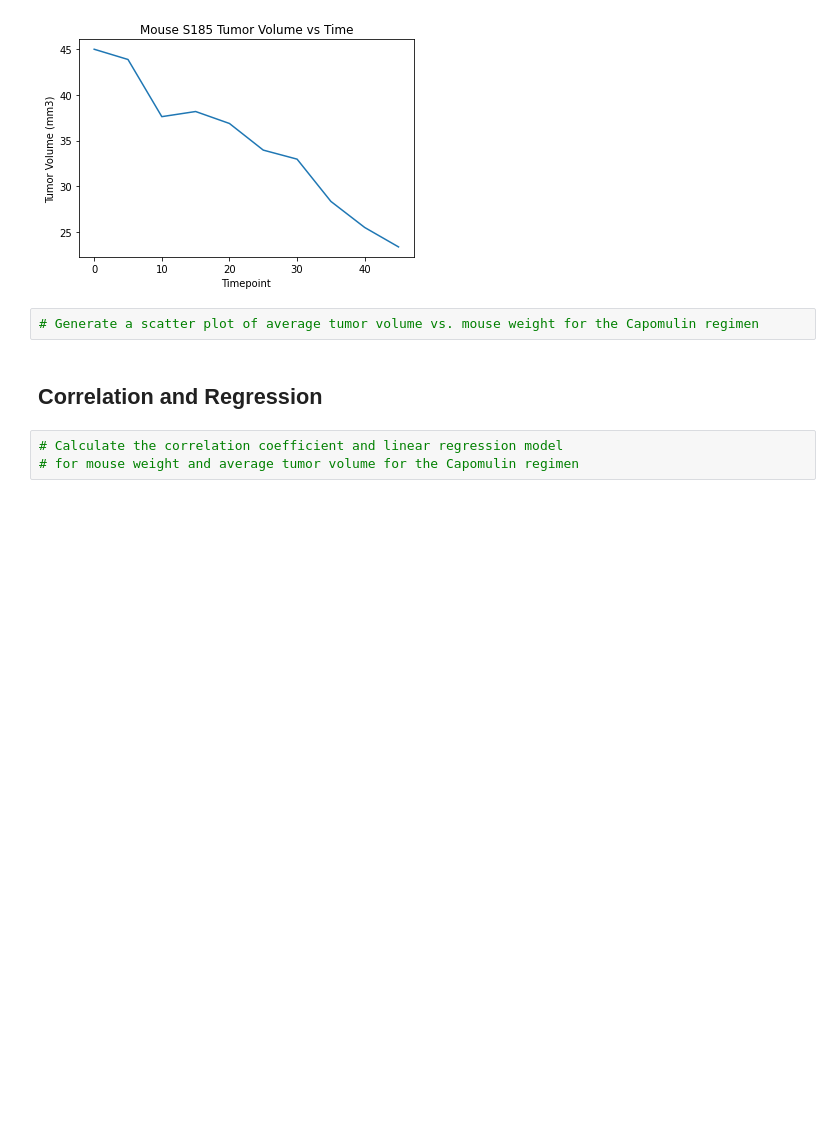
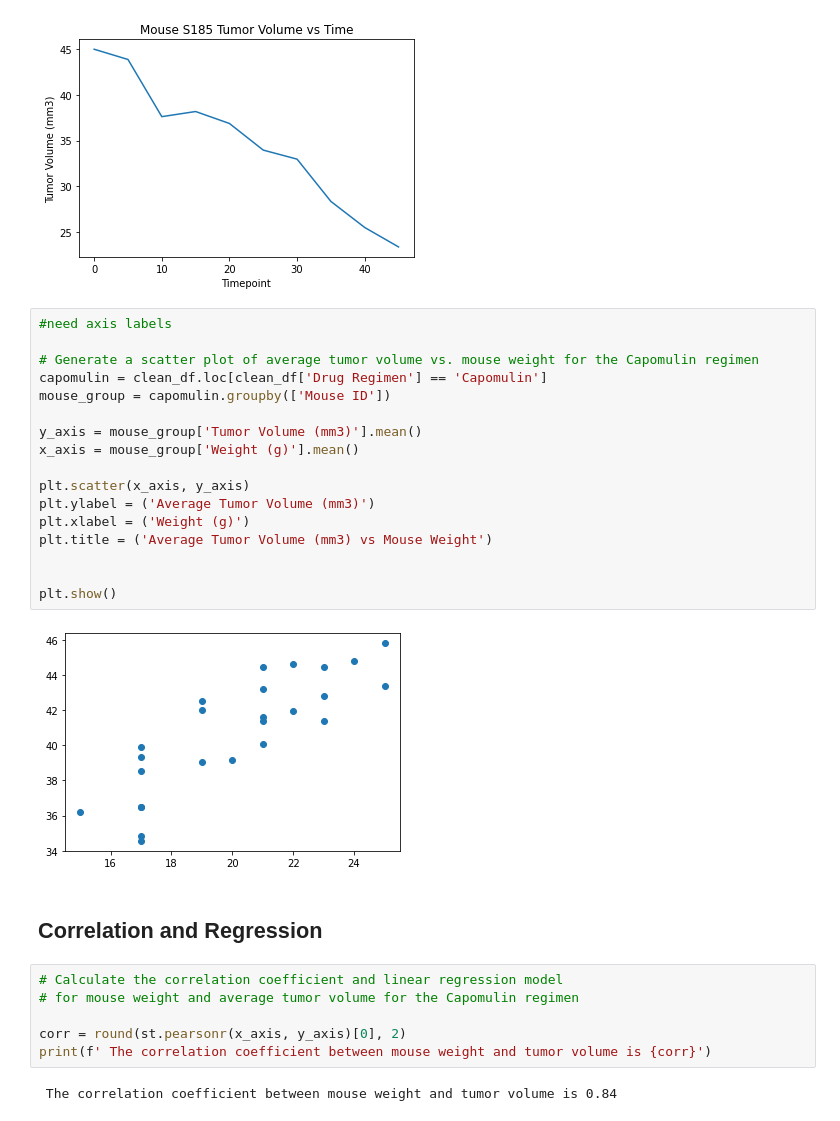
Before and after one commit to j-eikens/matplotlib-challenge, a Jupyter notebook: Pymaceuticals/pymaceuticals_starter.ipynb, the cells around one changed output. Saved outputs shown, nothing was run; the diff lists cells and outputs as text; blank space fills up the shorter version.

Commit message:
progress on charts

```diff
--- a/Pymaceuticals/pymaceuticals_starter.ipynb
+++ b/Pymaceuticals/pymaceuticals_starter.ipynb
@@ -329,10 +322,32 @@ plt.title('Mouse S185 Tumor Volume vs Time')
 plt.show()
 # %% [output]
 [figure]
-# %%
-# Generate a scatter plot of average tumor volume vs. mouse weight for the Capomulin regimen
+# %%
+#need axis labels
+
+# Generate a scatter plot of average tumor volume vs. mouse weight for the Capomulin regimen
+capomulin = clean_df.loc[clean_df['Drug Regimen'] == 'Capomulin']
+mouse_group = capomulin.groupby(['Mouse ID'])
+
+y_axis = mouse_group['Tumor Volume (mm3)'].mean()
+x_axis = mouse_group['Weight (g)'].mean()
+
+plt.scatter(x_axis, y_axis)
+plt.ylabel = ('Average Tumor Volume (mm3)')
+plt.xlabel = ('Weight (g)')
+plt.title = ('Average Tumor Volume (mm3) vs Mouse Weight')
+
+
+plt.show()
+# %% [output]
+[figure, added]
 # %% [markdown]
 ## Correlation and Regression
 # %%
 # Calculate the correlation coefficient and linear regression model
 # for mouse weight and average tumor volume for the Capomulin regimen
+
+corr = round(st.pearsonr(x_axis, y_axis)[0], 2)
+print(f' The correlation coefficient between mouse weight and tumor volume is {corr}')
+# %% [output]
+ The correlation coefficient between mouse weight and tumor volume is 0.84
```
Also changed, not shown: parts of 5 cells of this notebook.
